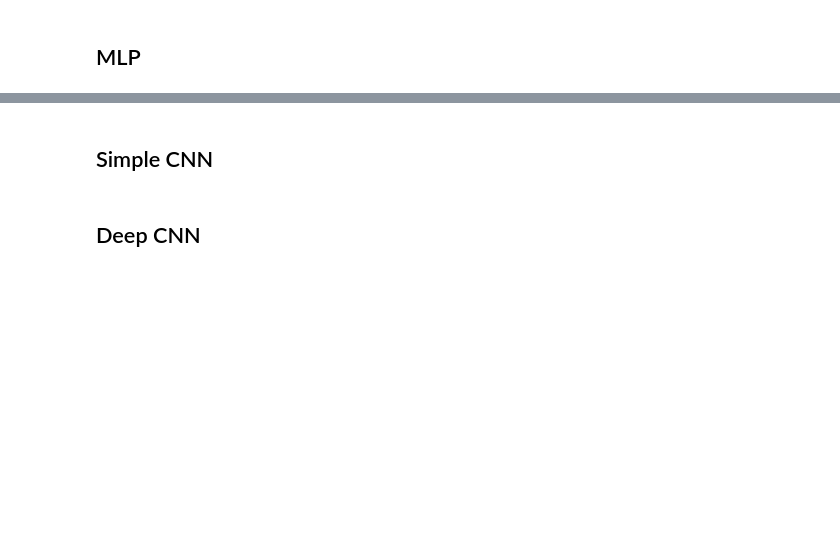
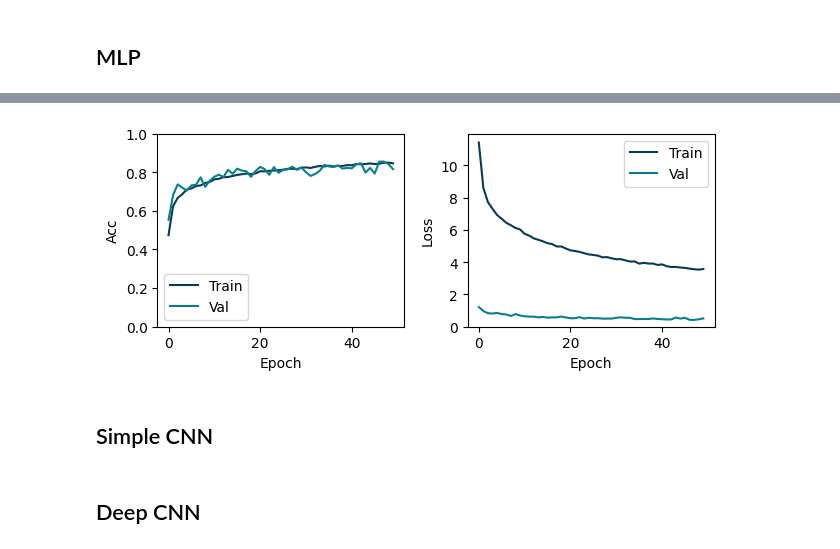
Before and after one commit to TiagoCAAmorim/machine_learning, a Jupyter notebook: Lista03/Lista03.ipynb, the cells around one changed output, grey strips where cells are left out. Saved outputs shown, nothing was run; the diff lists cells and outputs as text; code cells hidden in the pictures; blank space fills up the shorter version.

```diff
--- a/Lista03/Lista03.ipynb
+++ b/Lista03/Lista03.ipynb
@@ -126,7 +258,7 @@ Model: "sequential_3"
 # %%
 mlp.compile(
     loss=keras.losses.SparseCategoricalCrossentropy(),
-    optimizer=keras.optimizers.Adam(learning_rate=1e-3),
+    optimizer=keras.optimizers.Adam(learning_rate=1e-4),
     metrics=[
         keras.metrics.SparseCategoricalAccuracy(name="acc"),
     ],
@@ -168,0 +318,30 @@ plt.show()
+# %%
+def plot_metrics(history):
+  metrics = ['acc', 'loss']
+  for n, metric in enumerate(metrics):
+    name = metric.replace("_"," ").capitalize()
+    plt.subplot(2,2,n+1)
+    plt.plot(history.epoch,
+             history.history[metric],
+             color=colors[2],
+             label='Train')
+    plt.plot(history.epoch,
+             history.history['val_'+metric],
+             color=colors[3],
+            #  linestyle="--",
+             label='Val')
+    plt.xlabel('Epoch')
+    plt.ylabel(name)
+    if metric == 'loss':
+      plt.ylim([0, plt.ylim()[1]])
+    elif metric == 'auc':
+      plt.ylim([0.8,1])
+    else:
+      plt.ylim([0,1])
+
+    plt.legend()
+    plt.tight_layout()
+# %%
+plot_metrics(mlp_history)
+# %% [output]
+[figure, added]
```
Also changed, not shown: parts of 20 cells of this notebook, 3 other files.
